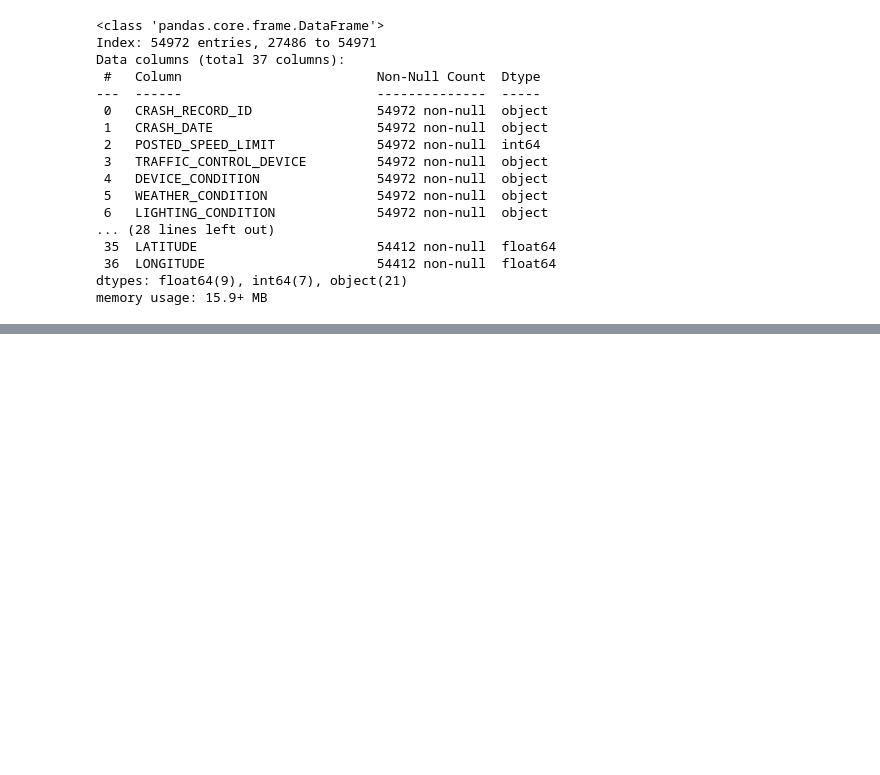
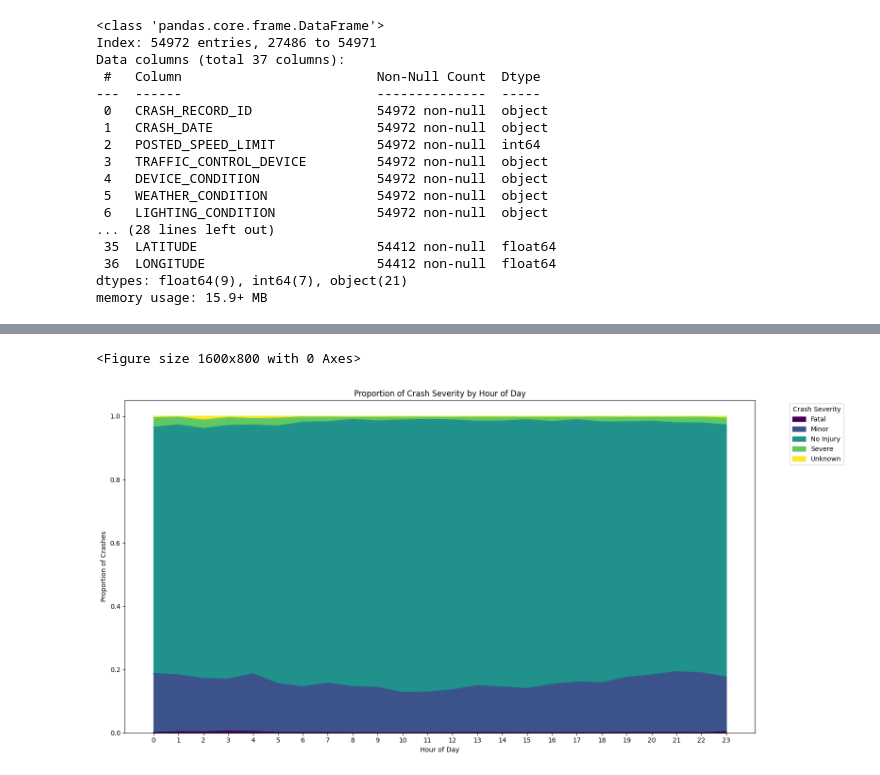
Before and after one commit to TheCraw08/ConradWilson_TCS, a Jupyter notebook: Conrad_Wilson.ipynb, the cells around one changed output, grey strips where cells are left out. Drawn from its saved outputs; the diff is of its cells as text; code cells hidden in the pictures; blank space fills up the shorter version.

```diff
--- a/Conrad_Wilson.ipynb
+++ b/Conrad_Wilson.ipynb
@@ -217,0 +255,3 @@ fig.show()
+# %%
+severity_by_hour = df.groupby(['CRASH_HOUR', 'CRASH_SEVERITY']).size().unstack(fill_value=0)
+print(severity_by_hour.head())
@@ -217,0 +266,15 @@ fig.show()
+# %%
+severity_by_hour_proportions = severity_by_hour.apply(lambda x: x / x.sum(), axis=1)
+
+plt.figure(figsize=(16, 8))
+severity_by_hour_proportions.plot(kind='area', stacked=True, colormap='viridis', figsize=(16, 8))
+plt.title('Proportion of Crash Severity by Hour of Day')
+plt.xlabel('Hour of Day')
+plt.ylabel('Proportion of Crashes')
+plt.xticks(range(0, 24))
+plt.legend(title='Crash Severity', bbox_to_anchor=(1.05, 1), loc='upper left')
+plt.tight_layout()
+plt.show()
+# %% [output]
+<Figure size 1600x800 with 0 Axes>
+[figure, added]
```
Also changed, not shown: parts of 15 cells of this notebook.
